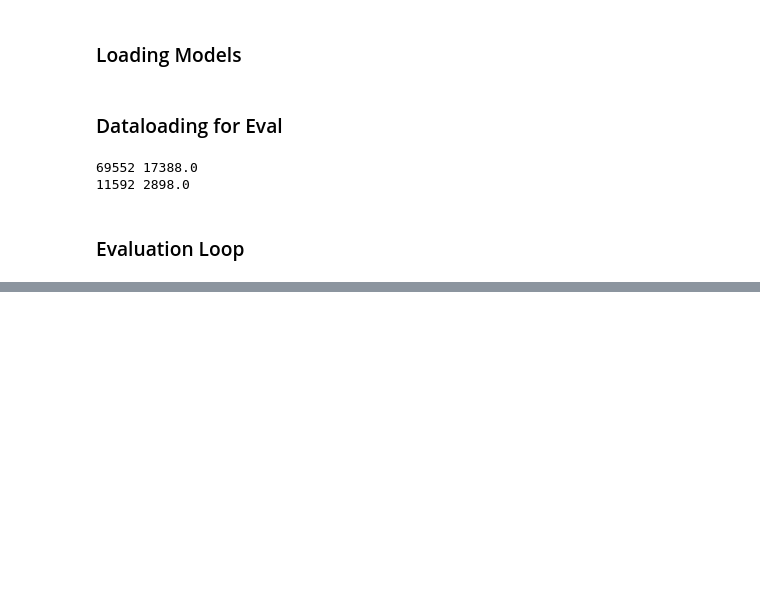
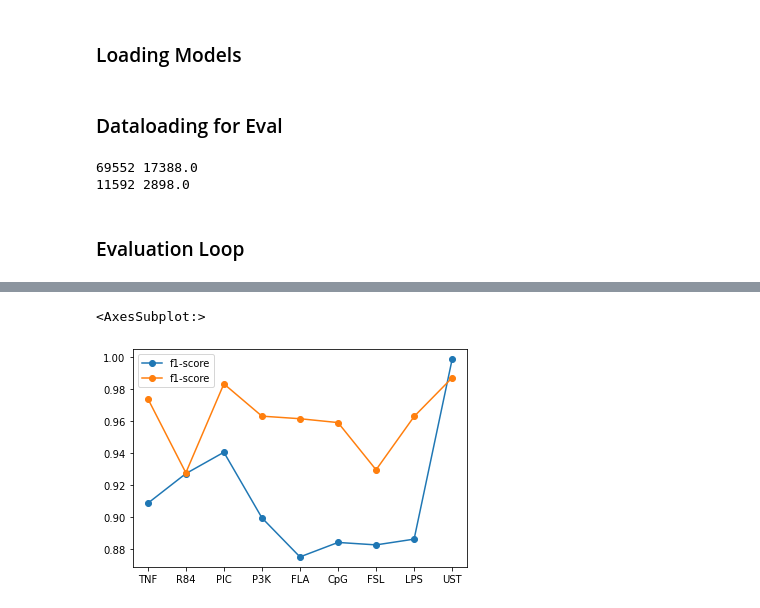
Before and after one commit to apple-soda/lstm-nfkb-dynamics, a Jupyter notebook: notebooks/report.ipynb, the cells around one changed output, grey strips where cells are left out. Drawn from its saved outputs; the diff is of its cells as text; code cells hidden in the pictures; blank space fills up the shorter version.

```diff
--- a/notebooks/report.ipynb
+++ b/notebooks/report.ipynb
@@ -182 +224,6 @@ weighted avg   0.912744  0.912359  0.912356  17412.000000
+# %%
+totalf1.plot(y='f1-score', style='o-')
+# %% [output]
+<AxesSubplot:>
+[figure, added]
 # %%
```
Also changed, not shown: parts of 38 cells of this notebook, 2 other files.
